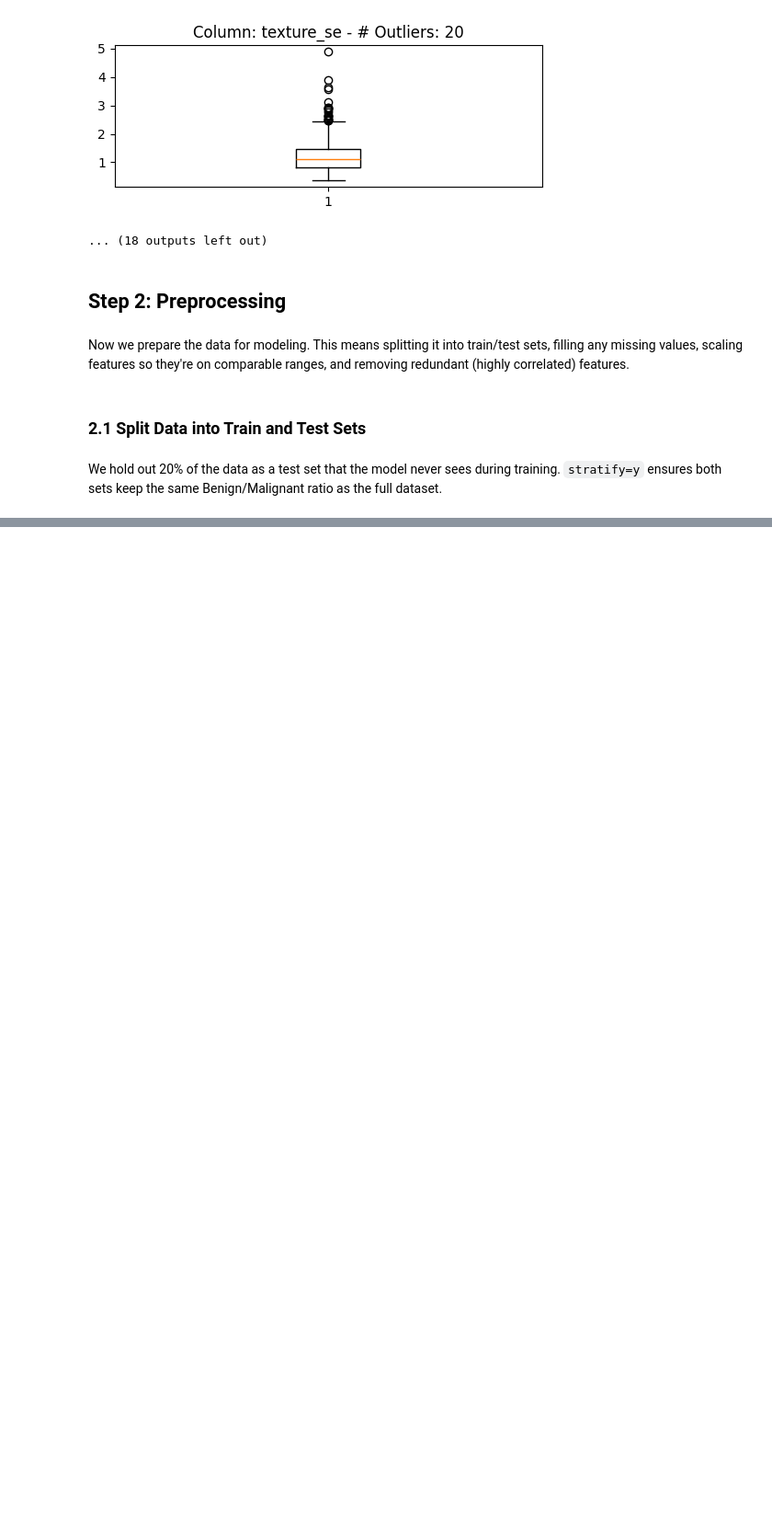
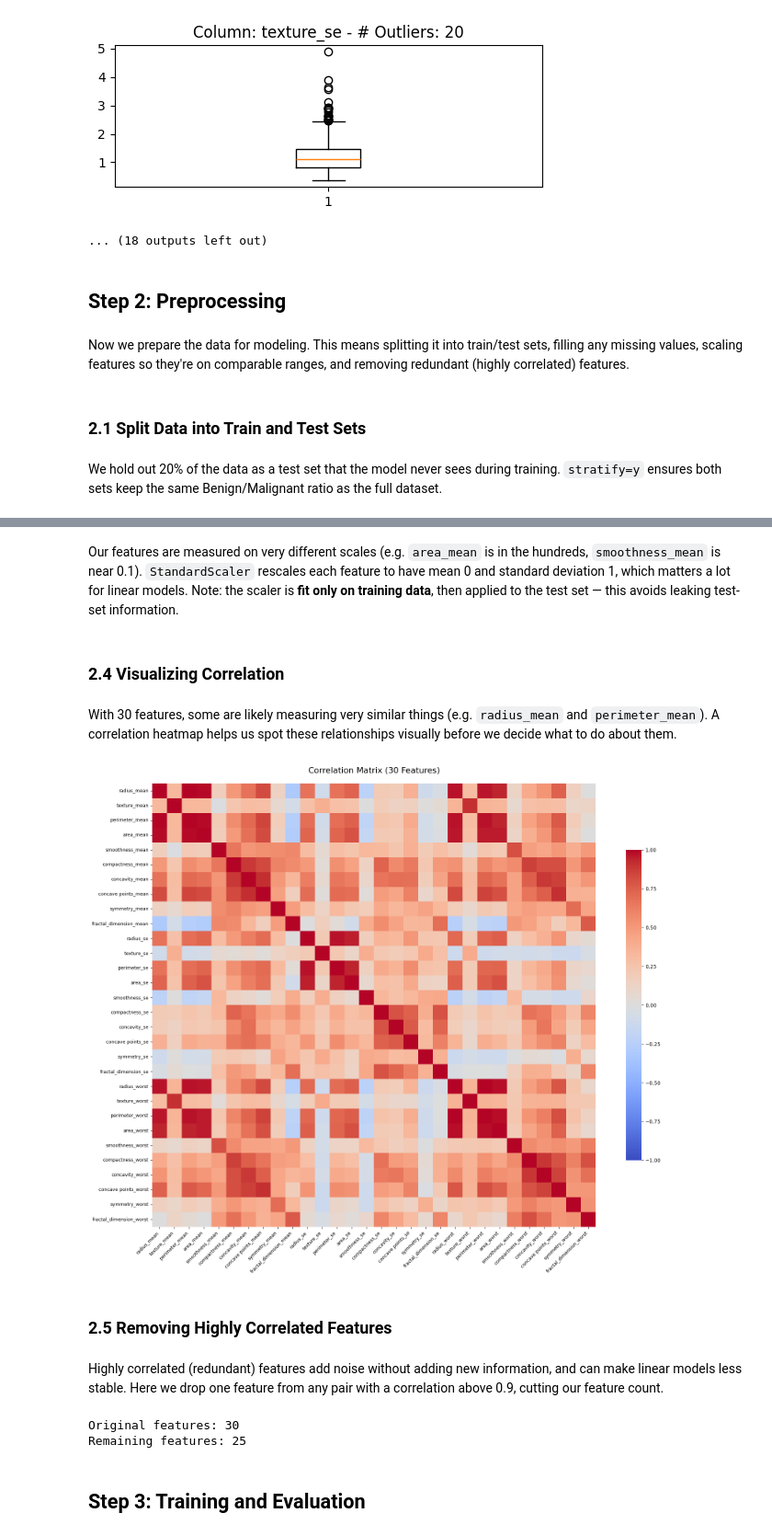
Before and after one commit to swayambhu2010/Python-Visibility, a Jupyter notebook: Data analysis, pre-processing and visualization/Week_1_v_0_0.ipynb, the cells around one changed output, grey strips where cells are left out. Shown at 92% size. Saved outputs shown, nothing was run; the diff lists cells and outputs as text; code cells hidden in the pictures; blank space fills up the shorter version.

Commit message:
Training and validation sets

```diff
--- a/Data analysis, pre-processing and visualization/Week_1_v_0_0.ipynb
+++ b/Data analysis, pre-processing and visualization/Week_1_v_0_0.ipynb
@@ -243,0 +315,2 @@ Class Split in Training Set
+# %% [markdown]
+Our features are measured on very different scales (e.g. `area_mean` is in the hundreds, `smoothness_mean` is near 0.1). `StandardScaler` rescales each feature to have mean 0 and standard deviation 1, which matters a lot for linear models. Note: the scaler is **fit only on training data**, then applied to the test set — this avoids leaking test-set information.
@@ -243,0 +322,57 @@ Class Split in Training Set
+# %% [markdown]
+### 2.4 Visualizing Correlation
+# %% [markdown]
+With 30 features, some are likely measuring very similar things (e.g. `radius_mean` and `perimeter_mean`). A correlation heatmap helps us spot these relationships visually before we decide what to do about them.
+# %%
+correlation_matrix = X.corr()
+plt.figure(figsize=(18, 14)) # Set the figure size for the heatmap
+
+sns.heatmap(
+    correlation_matrix,
+    #mask=mask,
+    annot=False,
+    cmap='coolwarm',
+    vmin=-1, vmax=1,
+    square=True,
+    cbar_kws={"shrink": 0.7}
+)
+
+plt.xticks(fontsize=9, rotation=45, ha='right')
+plt.yticks(fontsize=9, rotation=0)
+
+plt.title('Correlation Matrix (30 Features)', fontsize=16, pad=20)
+plt.tight_layout()
+plt.show()
+# %% [output]
+[figure, added]
+# %% [markdown]
+### 2.5 Removing Highly Correlated Features
+# %% [markdown]
+Highly correlated (redundant) features add noise without adding new information, and can make linear models less stable. Here we drop one feature from any pair with a correlation above 0.9, cutting our feature count.
+# %%
+correlation_matrix = X_train.corr().abs() # Calculate the correlation matrix for the numeric training columns
+
+upper = correlation_matrix.where(
+    np.triu(np.ones(correlation_matrix.shape), k=1).astype(bool)
+)
+
+threshold = 0.9
+
+to_drop = [
+    col for col in upper.columns
+    if any(upper[col] > threshold)
+]
+
+X_train_reduced = X_train.drop(columns=to_drop) # Create a new DataFrame by dropping highly correlated columns from the training set
+X_test_reduced = X_test.drop(columns=to_drop) # Create a new DataFrame by dropping the same columns from the test set
+
+print(f"Original features: {X_train.shape[1]}")
+print(f"Remaining features: {X_train_reduced.shape[1]}")
+
+X_train = X_train_reduced
+X_test = X_test_reduced
+# %% [output]
+Original features: 30
+Remaining features: 25
+# %% [markdown]
+## Step 3: Training and Evaluation
```
Also changed, not shown: parts of 18 cells of this notebook.
